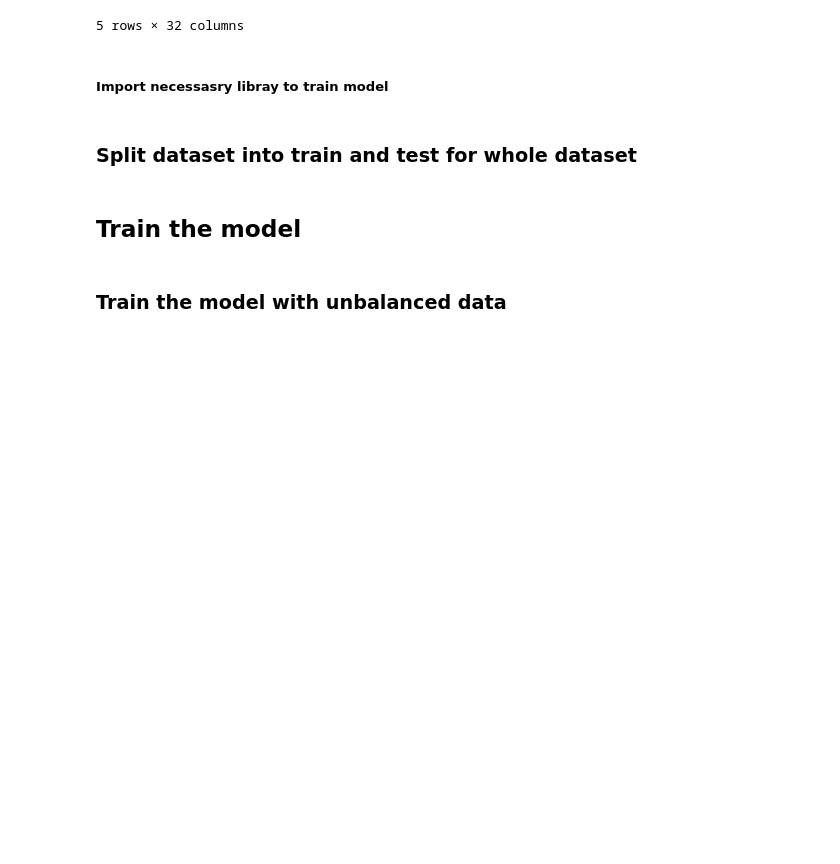
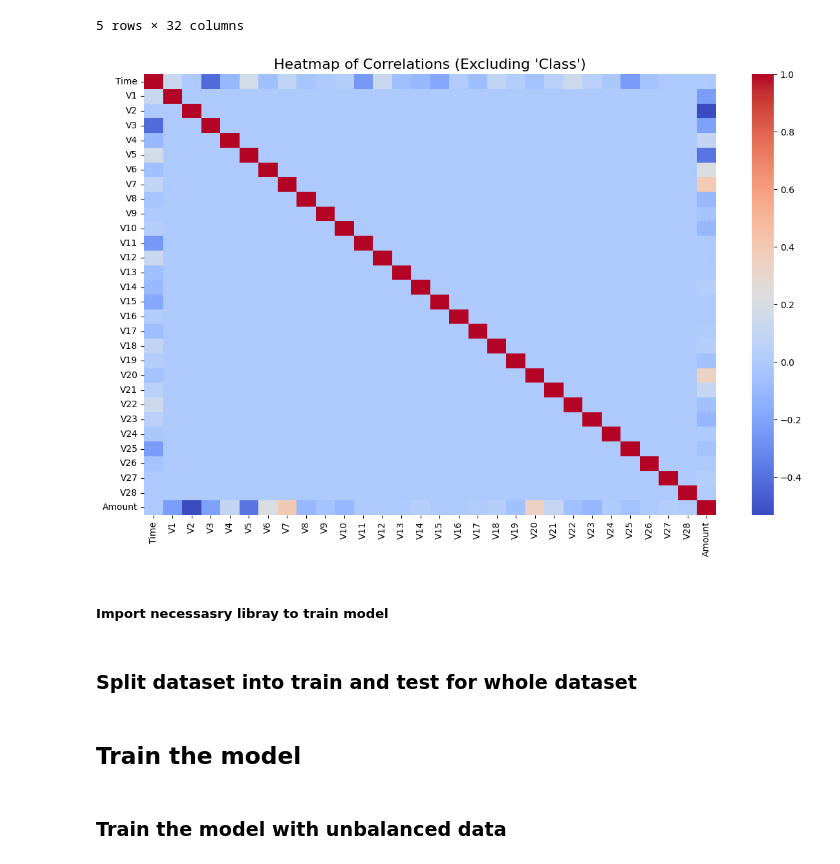
Before and after one commit to ShamindaKanchana/CreditCard_Fraud_Detection, a Jupyter notebook: creditCard_fraudDetection.ipynb, the cells around one changed output. Drawn from its saved outputs; the diff is of its cells as text; code cells hidden in the pictures; blank space fills up the shorter version.

Commit message:
Analyze correlation of each features

```diff
--- a/creditCard_fraudDetection.ipynb
+++ b/creditCard_fraudDetection.ipynb
@@ -415,6 +415,24 @@ credit_card_Df=credit_card_Df.drop(columns=['Hour'])
 X=credit_card_Df.iloc[:,:-1]
 
 y=credit_card_Df['Class']
+# %%
+credit_card_df_without_class = credit_card_Df.drop(['Class'], axis=1)
+
+
+correlation_matrix = credit_card_df_without_class.corr()
+
+
+plt.figure(figsize=(12, 8))
+sns.heatmap(correlation_matrix, annot=False, cmap='coolwarm', fmt='.2f', cbar=True)
+
+
+plt.title("Heatmap of Correlations (Excluding 'Class')", fontsize=16)
+
+
+plt.tight_layout()
+plt.show()
+# %% [output]
+[figure, added]
 # %% [markdown]
 ##### Import necessasry libray to train model
 # %%
```
Also changed, not shown: parts of 2 cells of this notebook.
